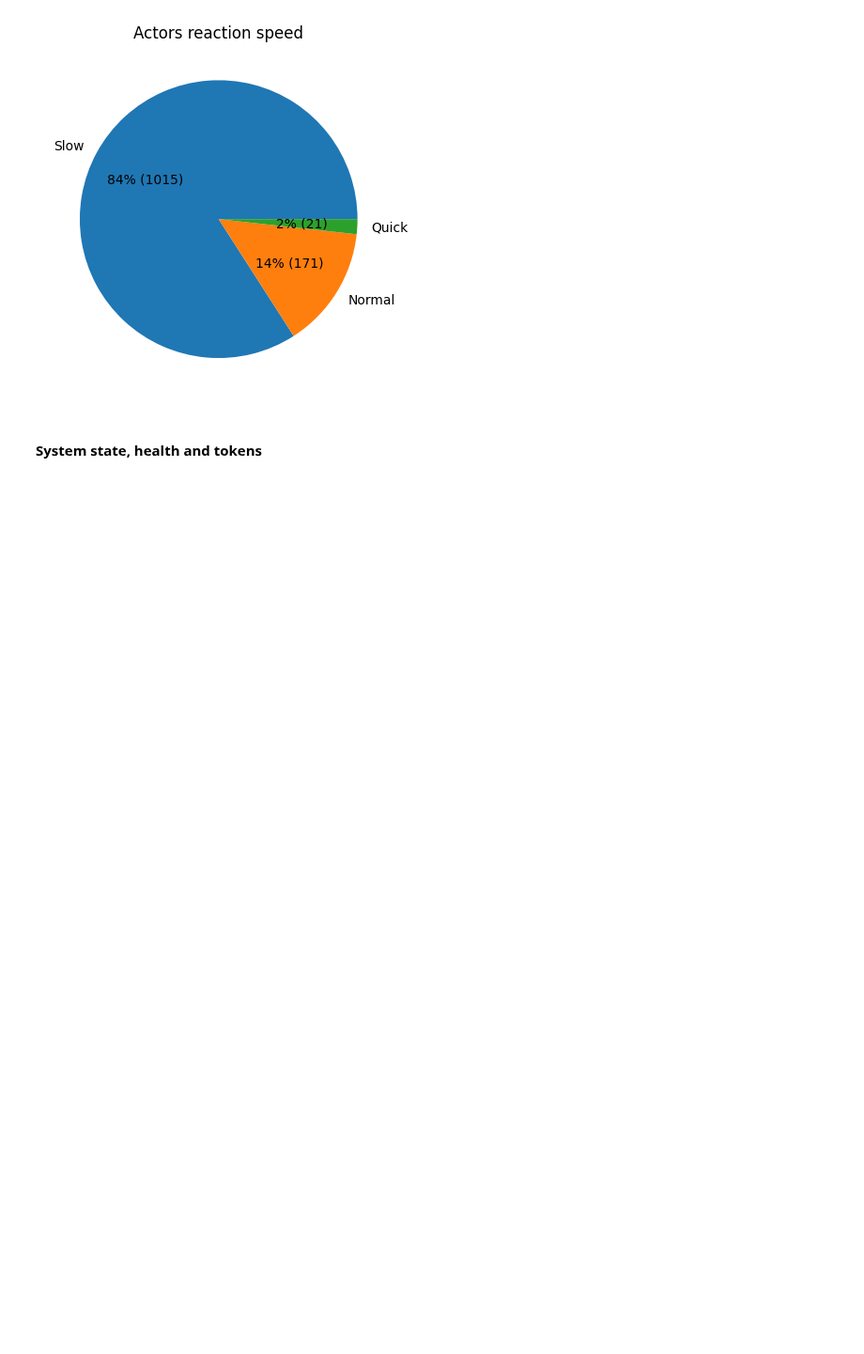
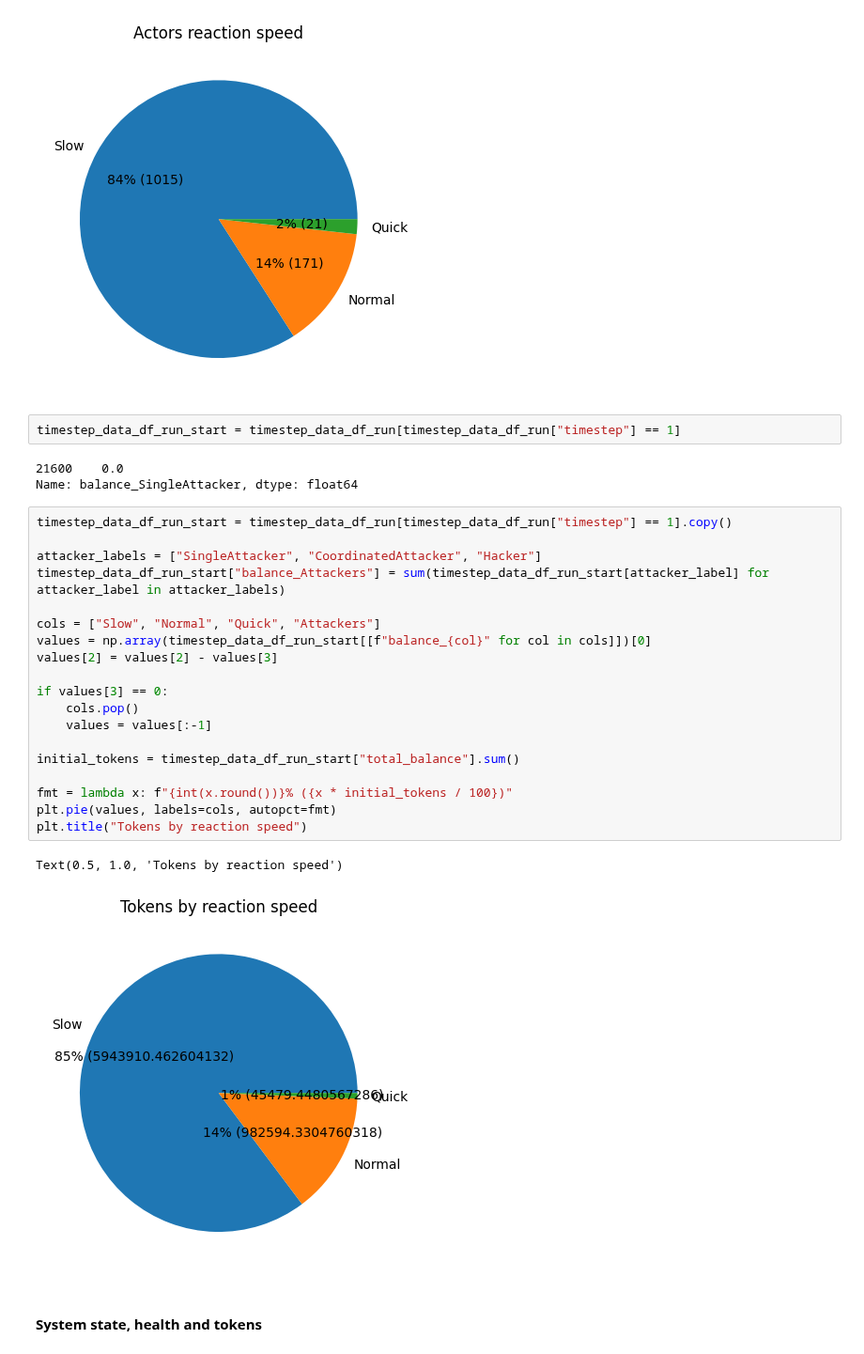
Before and after one commit to collectif-dao/dg-research, a Jupyter notebook: experiments/notebooks/reading_new_files.ipynb, the cells around one changed output. Shown at 94% size. Cells and saved outputs as stored; diff of their text form; blank space fills up the shorter version.

Commit message:
Added tokens_by_reaction_speed plot to experiments/notebooks/reading_new_files

```diff
--- a/experiments/notebooks/reading_new_files.ipynb
+++ b/experiments/notebooks/reading_new_files.ipynb
@@ -198,6 +198,33 @@ plt.title("Actors reaction speed")
 # %% [output]
 Text(0.5, 1.0, 'Actors reaction speed')
 [figure]
+# %%
+timestep_data_df_run_start = timestep_data_df_run[timestep_data_df_run["timestep"] == 1]
+# %% [output]
+21600    0.0
+Name: balance_SingleAttacker, dtype: float64
+# %%
+timestep_data_df_run_start = timestep_data_df_run[timestep_data_df_run["timestep"] == 1].copy()
+
+attacker_labels = ["SingleAttacker", "CoordinatedAttacker", "Hacker"]
+timestep_data_df_run_start["balance_Attackers"] = sum(timestep_data_df_run_start[attacker_label] for attacker_label in attacker_labels)
+
+cols = ["Slow", "Normal", "Quick", "Attackers"]
+values = np.array(timestep_data_df_run_start[[f"balance_{col}" for col in cols]])[0]
+values[2] = values[2] - values[3]
+
+if values[3] == 0:
+    cols.pop()
+    values = values[:-1]
+
+initial_tokens = timestep_data_df_run_start["total_balance"].sum()
+
+fmt = lambda x: f"{int(x.round())}% ({x * initial_tokens / 100})"
+plt.pie(values, labels=cols, autopct=fmt)
+plt.title("Tokens by reaction speed")
+# %% [output]
+Text(0.5, 1.0, 'Tokens by reaction speed')
+[figure, added]
 # %% [markdown]
 #### System state, health and tokens
 # %%
```
